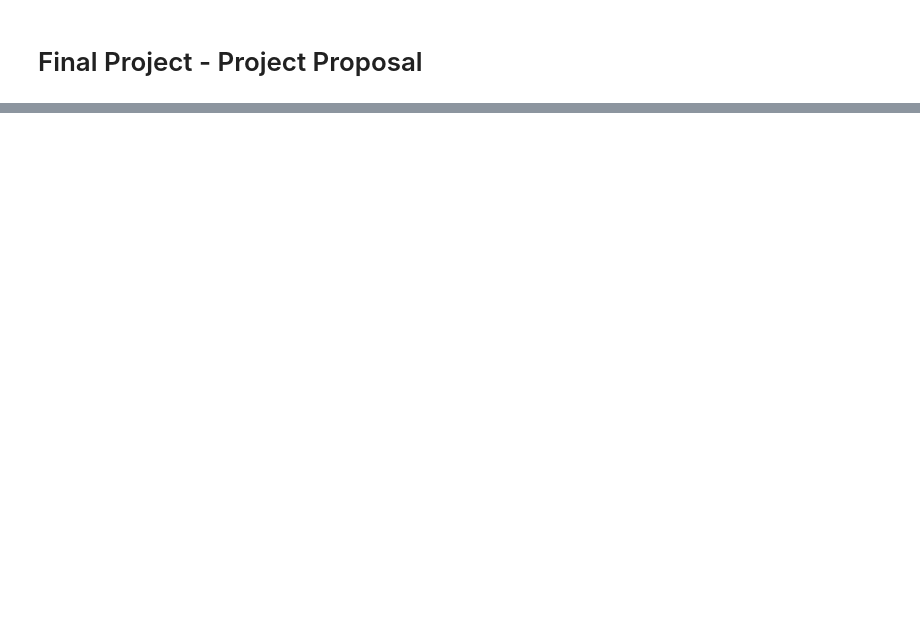
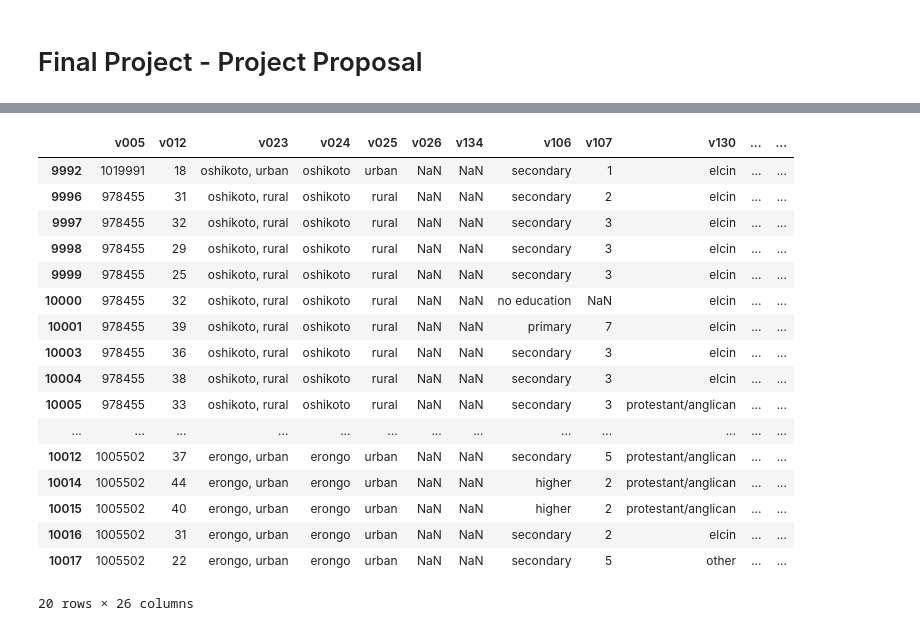
Before and after one commit to mike-osberg/ds_final_project, a Jupyter notebook: mike_osberg_final_project_part1.ipynb, the cells around one changed output, grey strips where cells are left out. Saved outputs shown, nothing was run; the diff lists cells and outputs as text; code cells hidden in the pictures; blank space fills up the shorter version.

```diff
--- a/mike_osberg_final_project_part1.ipynb
+++ b/mike_osberg_final_project_part1.ipynb
@@ -23,0 +118,21 @@ I would want to predict patient care seeking based on geography, education level
+# %%
+nmb_dhs_small.tail(20)
+# %% [output]
+|  | v005 | v012 | v023 | v024 | v025 | v026 | v134 | v106 | v107 | v130 | ... | ... |
+| 9992 | 1019991 | 18 | oshikoto, urban | oshikoto | urban | NaN | NaN | secondary | 1 | elcin | ... | ... |
+| 9996 | 978455 | 31 | oshikoto, rural | oshikoto | rural | NaN | NaN | secondary | 2 | elcin | ... | ... |
+| 9997 | 978455 | 32 | oshikoto, rural | oshikoto | rural | NaN | NaN | secondary | 3 | elcin | ... | ... |
+| 9998 | 978455 | 29 | oshikoto, rural | oshikoto | rural | NaN | NaN | secondary | 3 | elcin | ... | ... |
+| 9999 | 978455 | 25 | oshikoto, rural | oshikoto | rural | NaN | NaN | secondary | 3 | elcin | ... | ... |
+| 10000 | 978455 | 32 | oshikoto, rural | oshikoto | rural | NaN | NaN | no education | NaN | elcin | ... | ... |
+| 10001 | 978455 | 39 | oshikoto, rural | oshikoto | rural | NaN | NaN | primary | 7 | elcin | ... | ... |
+| 10003 | 978455 | 36 | oshikoto, rural | oshikoto | rural | NaN | NaN | secondary | 3 | elcin | ... | ... |
+| 10004 | 978455 | 38 | oshikoto, rural | oshikoto | rural | NaN | NaN | secondary | 3 | elcin | ... | ... |
+| 10005 | 978455 | 33 | oshikoto, rural | oshikoto | rural | NaN | NaN | secondary | 3 | protestant/anglican | ... | ... |
+| ... | ... | ... | ... | ... | ... | ... | ... | ... | ... | ... | ... | ... |
+| 10012 | 1005502 | 37 | erongo, urban | erongo | urban | NaN | NaN | secondary | 5 | protestant/anglican | ... | ... |
+| 10014 | 1005502 | 44 | erongo, urban | erongo | urban | NaN | NaN | higher | 2 | protestant/anglican | ... | ... |
+| 10015 | 1005502 | 40 | erongo, urban | erongo | urban | NaN | NaN | higher | 2 | protestant/anglican | ... | ... |
+| 10016 | 1005502 | 31 | erongo, urban | erongo | urban | NaN | NaN | secondary | 2 | elcin | ... | ... |
+| 10017 | 1005502 | 22 | erongo, urban | erongo | urban | NaN | NaN | secondary | 5 | other | ... | ... |
+20 rows × 26 columns
```
Also changed, not shown: parts of 18 cells of this notebook.
